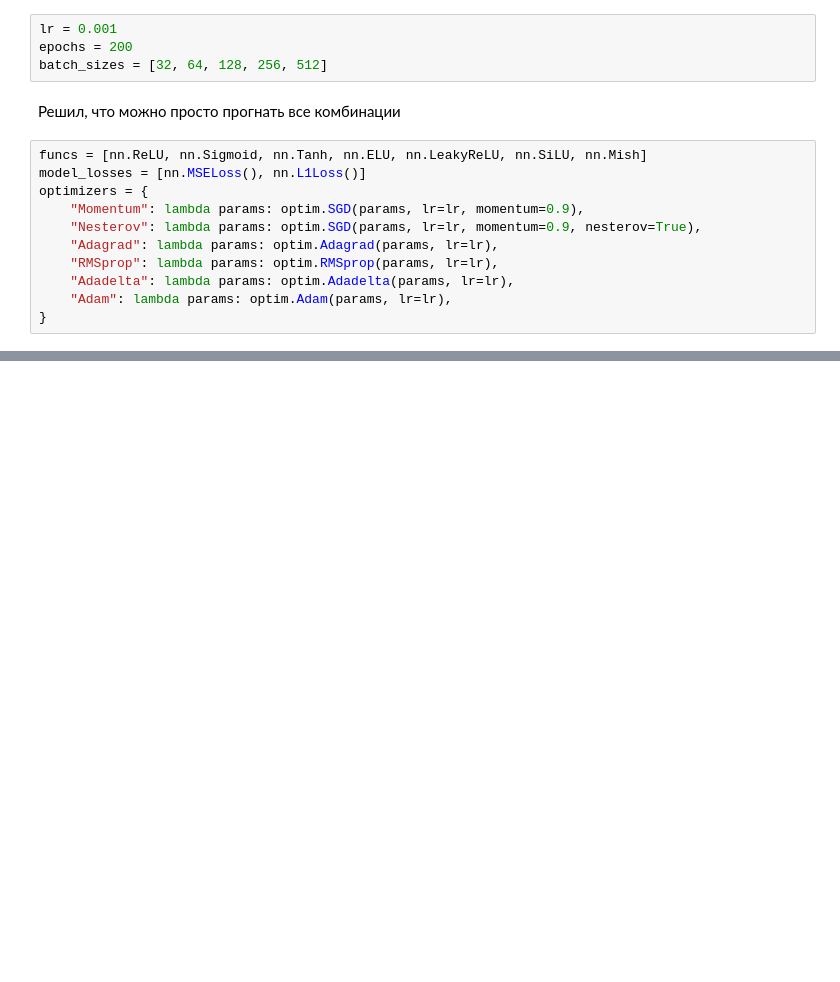
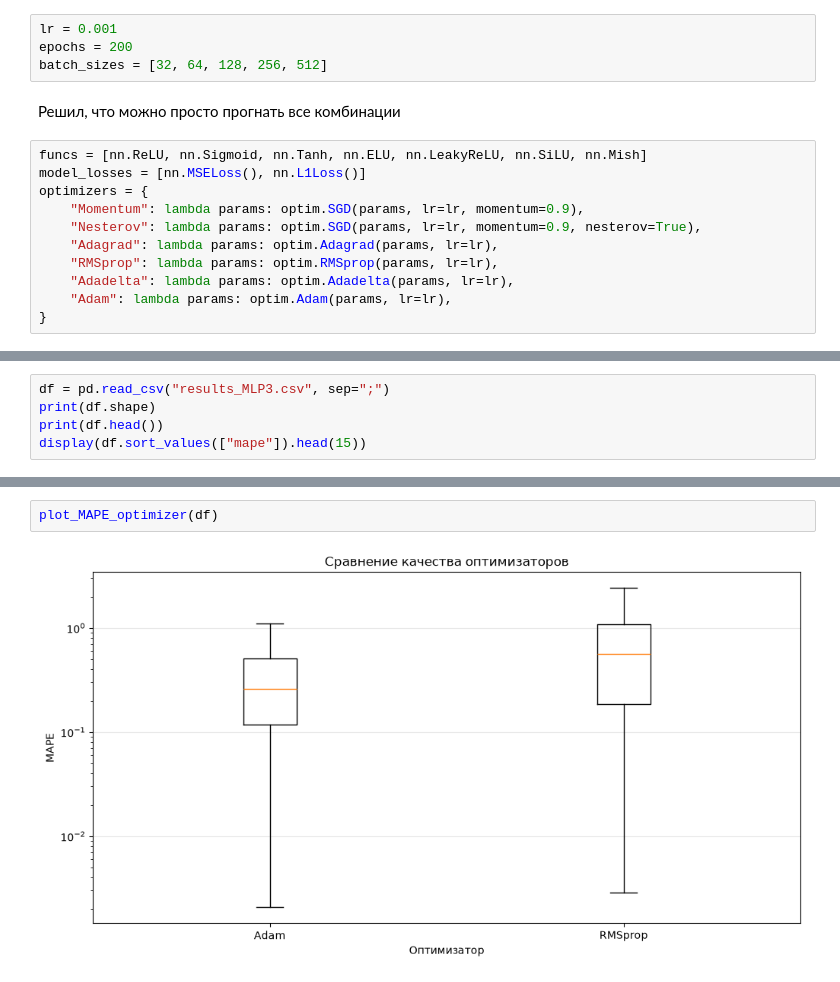
Before and after one commit to surious-type/neural-networks-course, a Jupyter notebook: Task02/task02.ipynb, the cells around one changed output, grey strips where cells are left out. Drawn from its saved outputs; the diff is of its cells as text; blank space fills up the shorter version.

```diff
--- a/Task02/task02.ipynb
+++ b/Task02/task02.ipynb
@@ -318,0 +388,5 @@ KeyboardInterrupt:
+# %%
+df = pd.read_csv("results_MLP3.csv", sep=";")
+print(df.shape)
+print(df.head())
+display(df.sort_values(["mape"]).head(15))
@@ -318,0 +427,4 @@ KeyboardInterrupt:
+# %%
+plot_MAPE_optimizer(df)
+# %% [output]
+[figure, added]
```
Also changed, not shown: parts of 21 cells of this notebook, 9 other files.
